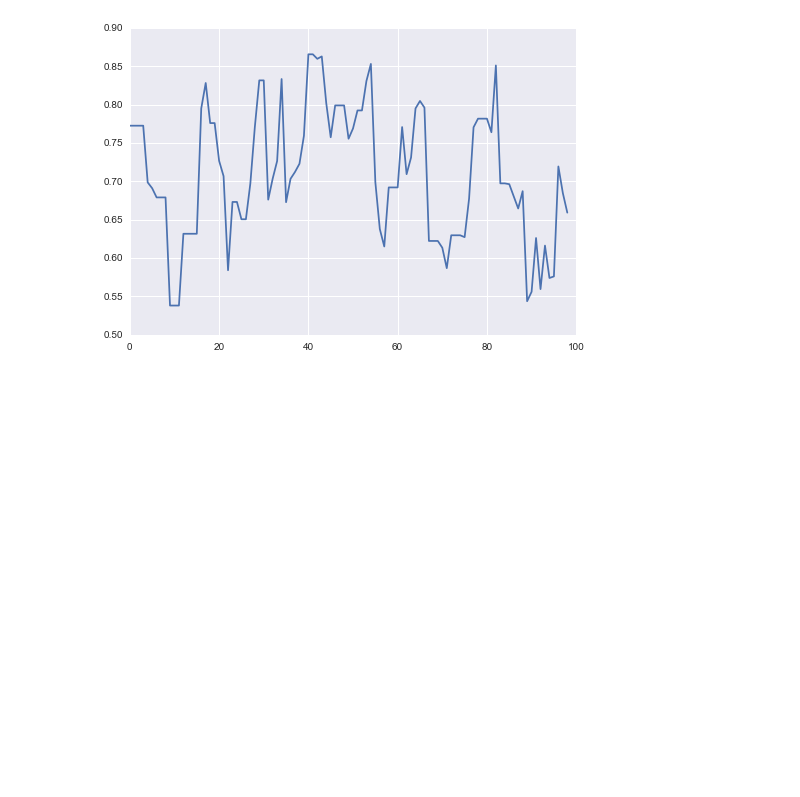
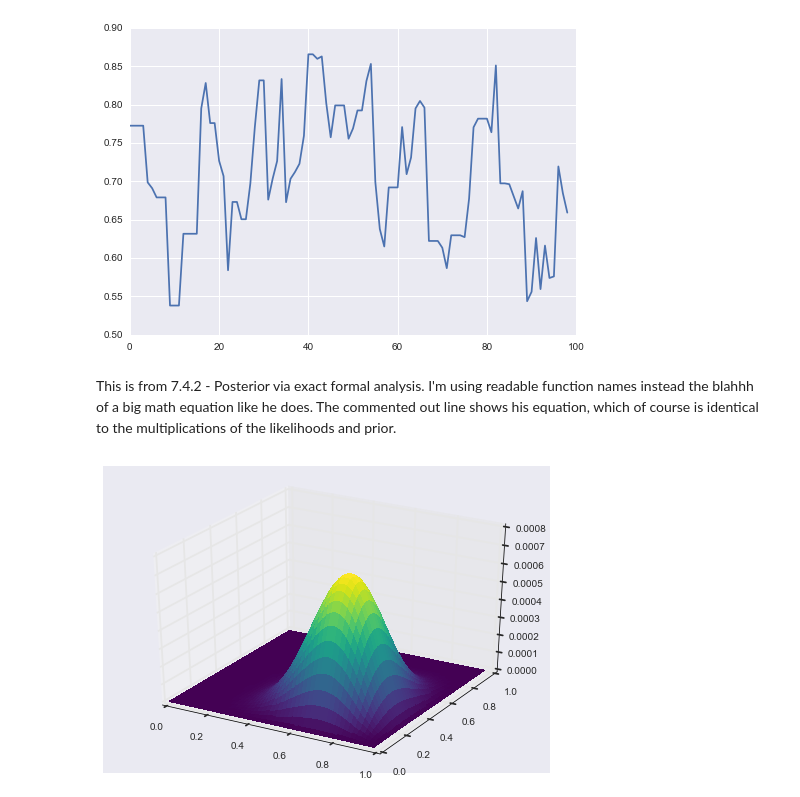
Before and after one commit to rlabbe/kruschke, a Jupyter notebook: metropolis.ipynb, the cells around one changed output. Drawn from its saved outputs; the diff is of its cells as text; code cells hidden in the pictures; blank space fills up the shorter version.

```diff
--- a/metropolis.ipynb
+++ b/metropolis.ipynb
@@ -171,3 +171,32 @@ plt.plot(trajectory[-100:-1]);
 # %% [output]
 [figure]
 [figure]
+# %% [markdown]
+This is from 7.4.2 - Posterior via exact formal analysis. I'm using readable function names instead the blahhh of a big math equation like he does. The commented out line shows his equation, which of course is identical to the multiplications of the likelihoods and prior.
+# %%
+theta = np.arange(0, .99, 0.01)
+N = len(theta)
+n1, z1 = 8,6
+n2, z2 = 7, 2
+a1, b1 = 2,2
+a2, b2 = 1,1
+
+post = np.zeros((N, N))
+
+for c, t1 in enumerate(theta):
+    for r, t2 in enumerate(theta):
+        #post[r, c] = t1**(z1+a1-1) * (1-t1)**(n1-z1+b1-1) * t2**(z2+a2-1) * (1-t2)**(n2-z2+b2-1)
+        post[r, c] = likelihood_bern(t1, z1, n1) * likelihood_bern(t2, z2, n2) * prior_bern(t1, a1, b1) * prior_bern(t2, a2, b2)
+post /= sum(sum(post))
+# %%
+from mpl_toolkits.mplot3d import Axes3D
+from matplotlib import cm
+
+
+fig = plt.figure()
+ax = fig.gca(projection='3d')
+X, Y = np.meshgrid(theta, theta)
+ax.plot_surface(X, Y, post, rstride=2, cstride=2, cmap=cm.viridis, lw=0, antialiased=False);
+plt.show()
+# %% [output]
+[figure, added]
```
Also changed, not shown: parts of 5 cells of this notebook, 1 other file.
